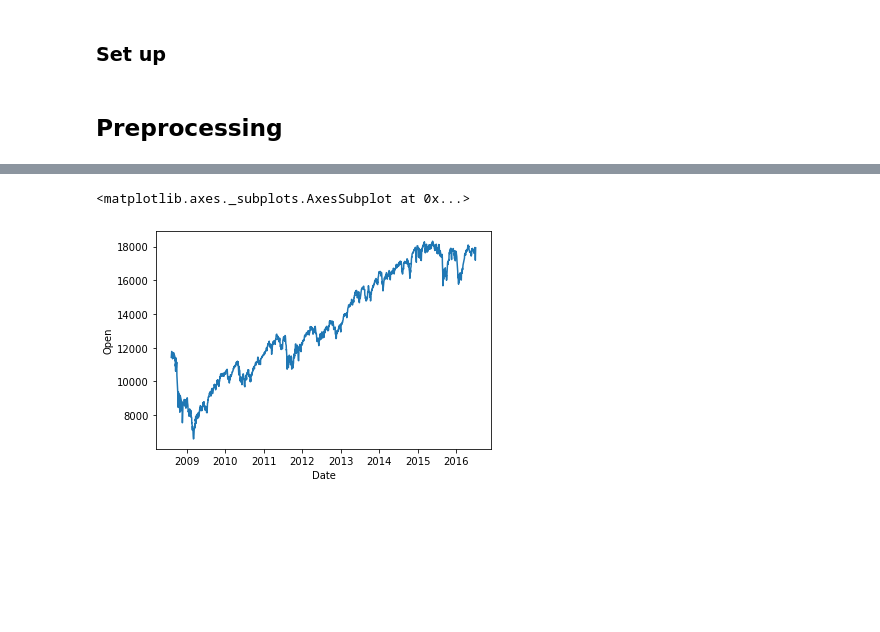
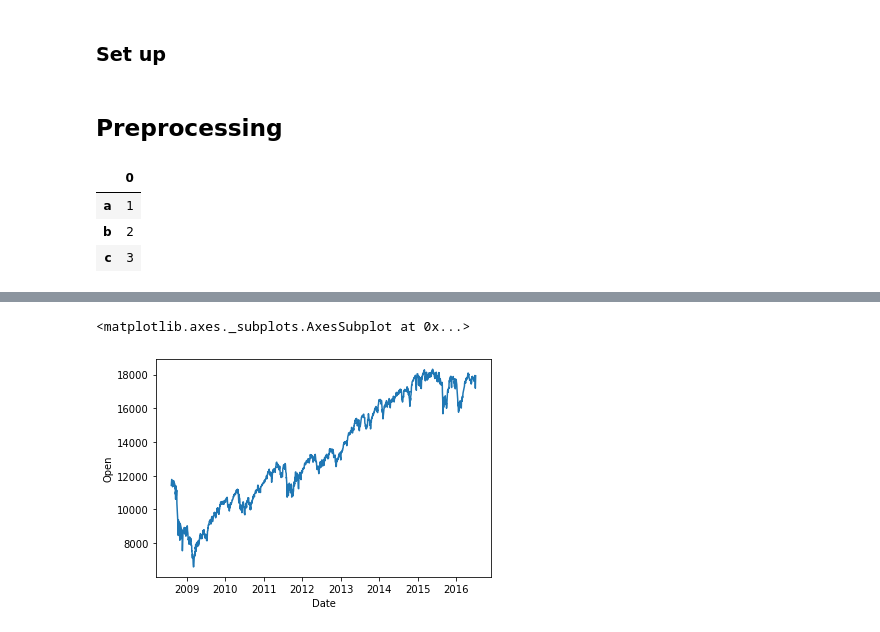
Before and after one commit to clairemalbrel/STOCK_PREDICT, a Jupyter notebook: Notebooks/Master_stock_prediction (1).ipynb, the cells around one changed output, grey strips where cells are left out. Drawn from its saved outputs; the diff is of its cells as text; code cells hidden in the pictures; blank space fills up the shorter version.

```diff
--- a/Notebooks/Master_stock_prediction (1).ipynb
+++ b/Notebooks/Master_stock_prediction (1).ipynb
@@ -43,6 +43,14 @@ from STOCK_PREDICT.data import Data
 data = Data()
 # %%
 df, X_train, X_test, y_train, y_test = data.clean_df()
+# %%
+good_one = pd.DataFrame({'a':[1],'b':[2],'c':[3]})
+good_one.transpose()
+# %% [output]
+|  | 0 |
+| a | 1 |
+| b | 2 |
+| c | 3 |
 # %%
 df.head(-1)
 # %% [output]
```
Also changed, not shown: 2 other files.
